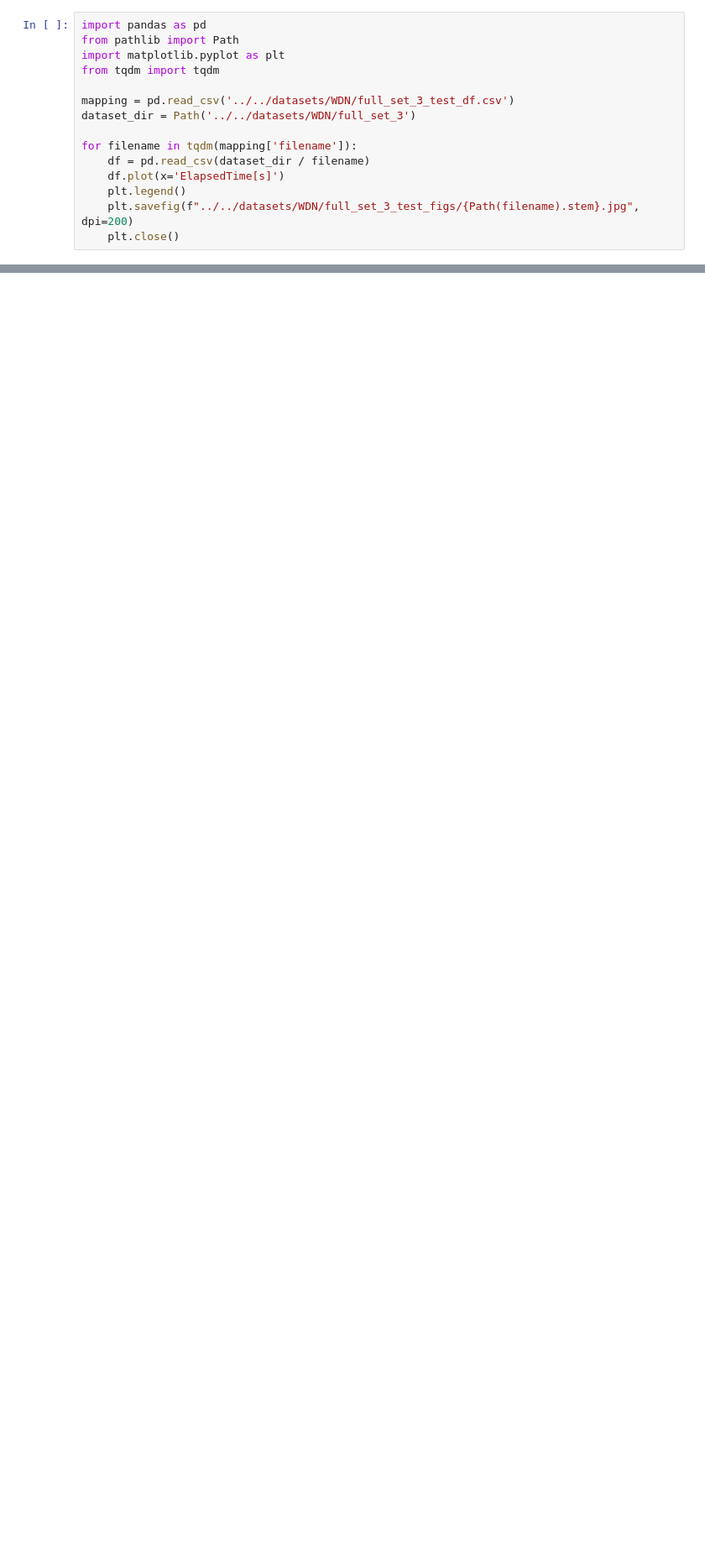
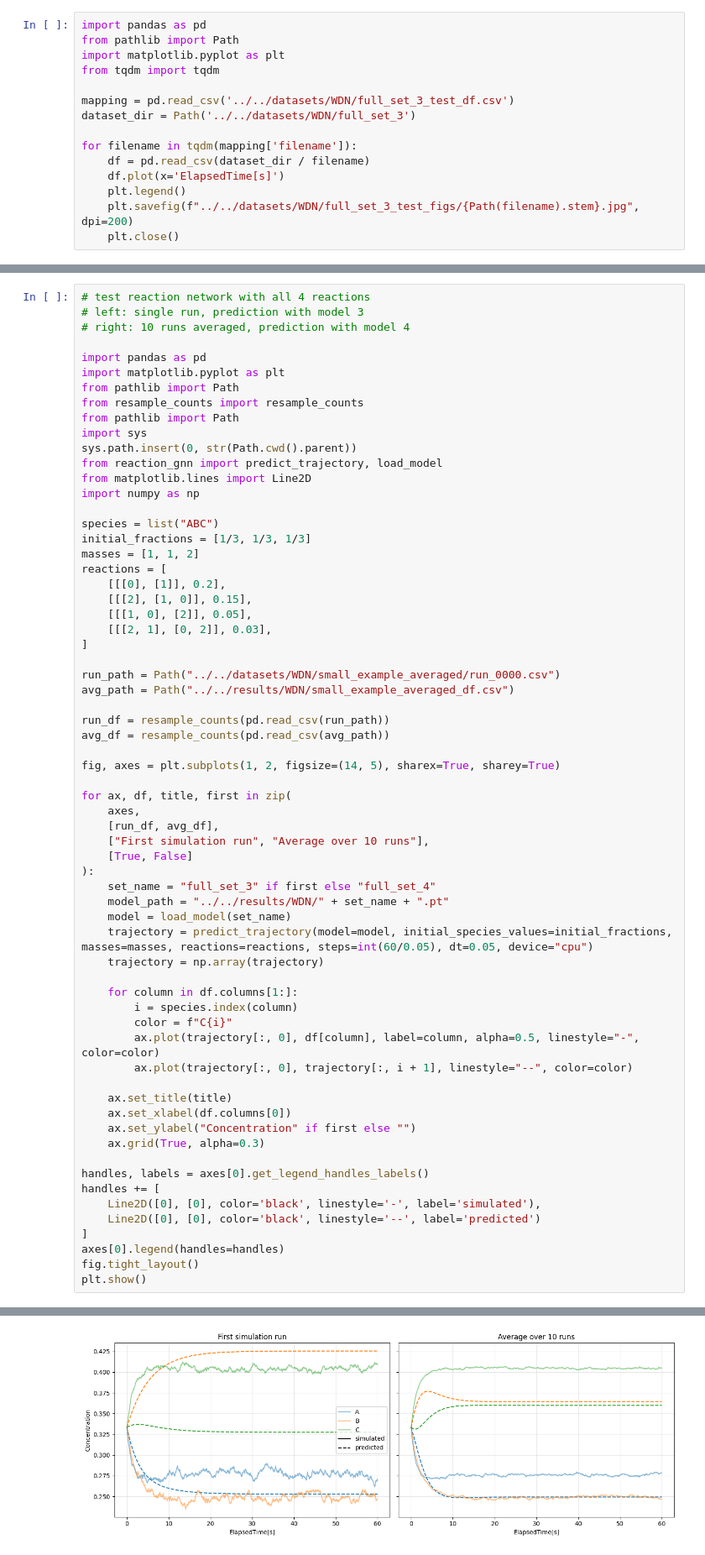
Before and after one commit to yannik131/FL_WDN, a Jupyter notebook: scripts/WDN/stuff.ipynb, the cells around one changed output, grey strips where cells are left out. Shown at 84% size. Saved outputs shown, nothing was run; the diff lists cells and outputs as text; blank space fills up the shorter version.

Commit message:
Average example

```diff
--- a/scripts/WDN/stuff.ipynb
+++ b/scripts/WDN/stuff.ipynb
@@ -176,0 +227,66 @@ for filename in tqdm(mapping['filename']):
+# %%
+# test reaction network with all 4 reactions
+# left: single run, prediction with model 3
+# right: 10 runs averaged, prediction with model 4
+
+import pandas as pd
+import matplotlib.pyplot as plt
+from pathlib import Path
+from resample_counts import resample_counts
+from pathlib import Path
+import sys
+sys.path.insert(0, str(Path.cwd().parent))
+from reaction_gnn import predict_trajectory, load_model
+from matplotlib.lines import Line2D
+import numpy as np
+
+species = list("ABC")
+initial_fractions = [1/3, 1/3, 1/3]
+masses = [1, 1, 2]
+reactions = [
+    [[[0], [1]], 0.2],
+    [[[2], [1, 0]], 0.15],
+    [[[1, 0], [2]], 0.05],
+    [[[2, 1], [0, 2]], 0.03],
+]
+
+run_path = Path("../../datasets/WDN/small_example_averaged/run_0000.csv")
+avg_path = Path("../../results/WDN/small_example_averaged_df.csv")
+
+run_df = resample_counts(pd.read_csv(run_path))
+avg_df = resample_counts(pd.read_csv(avg_path))
+
+fig, axes = plt.subplots(1, 2, figsize=(14, 5), sharex=True, sharey=True)
+
+for ax, df, title, first in zip(
+    axes,
+    [run_df, avg_df],
+    ["First simulation run", "Average over 10 runs"],
+    [True, False]
+):
+    set_name = "full_set_3" if first else "full_set_4"
+    model_path = "../../results/WDN/" + set_name + ".pt"
+    model = load_model(set_name)
+    trajectory = predict_trajectory(model=model, initial_species_values=initial_fractions, masses=masses, reactions=reactions, steps=int(60/0.05), dt=0.05, device="cpu")
+    trajectory = np.array(trajectory)
+
+    for column in df.columns[1:]:
+        i = species.index(column)
+        color = f"C{i}"
+        ax.plot(trajectory[:, 0], df[column], label=column, alpha=0.5, linestyle="-", color=color)
+        ax.plot(trajectory[:, 0], trajectory[:, i + 1], linestyle="--", color=color)
+
+    ax.set_title(title)
+    ax.set_xlabel(df.columns[0])
+    ax.set_ylabel("Concentration" if first else "")
+    ax.grid(True, alpha=0.3)
+
+handles, labels = axes[0].get_legend_handles_labels()
+handles += [
+    Line2D([0], [0], color='black', linestyle='-', label='simulated'),
+    Line2D([0], [0], color='black', linestyle='--', label='predicted')
+]
+axes[0].legend(handles=handles)
+fig.tight_layout()
+plt.show()
+# %% [output]
@@ -176,0 +297 @@ for filename in tqdm(mapping['filename']):
+[figure, added]
```
Also changed, not shown: parts of 4 cells of this notebook, 18 other files.
